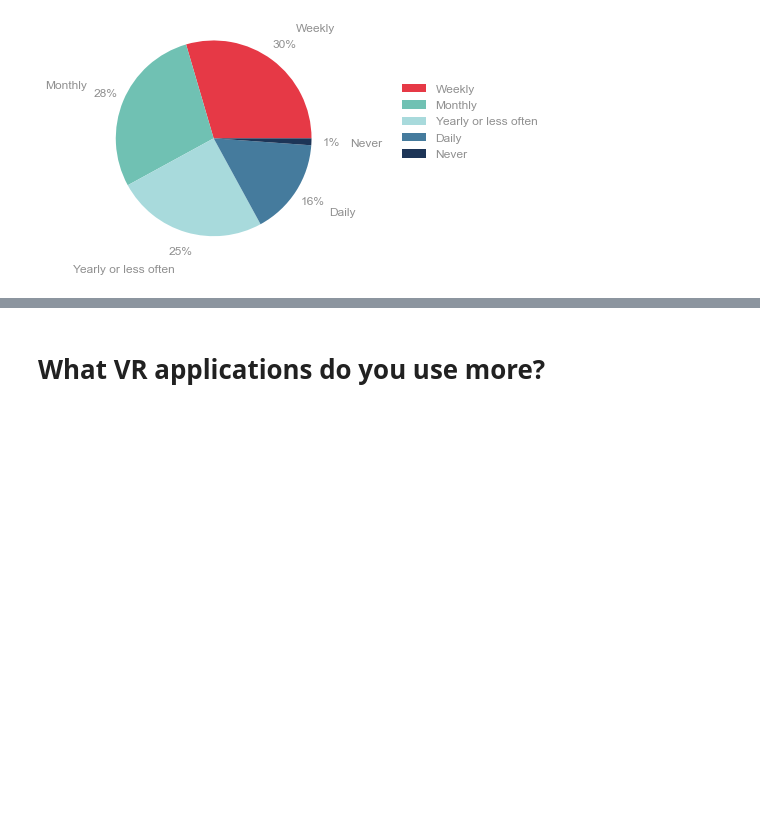
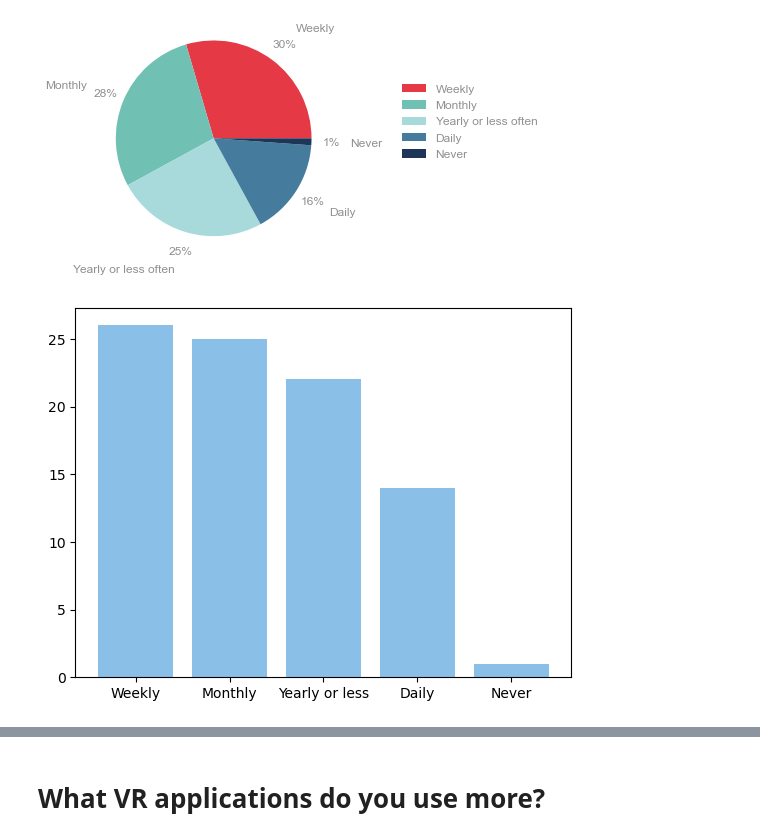
Before and after one commit to stevao-andrade/vr_survey, a Jupyter notebook: survey_charts.ipynb, the cells around one changed output, grey strips where cells are left out. Saved outputs shown, nothing was run; the diff lists cells and outputs as text; code cells hidden in the pictures; blank space fills up the shorter version.

```diff
--- a/survey_charts.ipynb
+++ b/survey_charts.ipynb
@@ -155,3 +154,21 @@ ax.legend(frameon=False, bbox_to_anchor=(1.5,0.8))
 dict_keys(['Weekly', 'Monthly', 'Yearly or less often', 'Daily', 'Never']) [26, 25, 22, 14, 1]
 <matplotlib.legend.Legend at 0x...>
 [figure]
+# %%
+import matplotlib.pyplot as plt; plt.rcdefaults()
+import numpy as np
+import matplotlib.pyplot as plt
+
+objects = ('Weekly', 'Monthly', 'Yearly or less', 'Daily', 'Never')
+y_pos = np.arange(len(objects))
+performance =  [26, 25, 22, 14, 1]
+
+#3C97DA
+
+plt.bar(y_pos, performance, align='center', alpha=0.6, color = '#3C97DA')
+plt.xticks(y_pos, objects)
+#plt.title('Frequency of using VR applications')
+
+plt.show()
+# %% [output]
+[figure, added]
```
Also changed, not shown: parts of 6 cells of this notebook, 11 other files.
